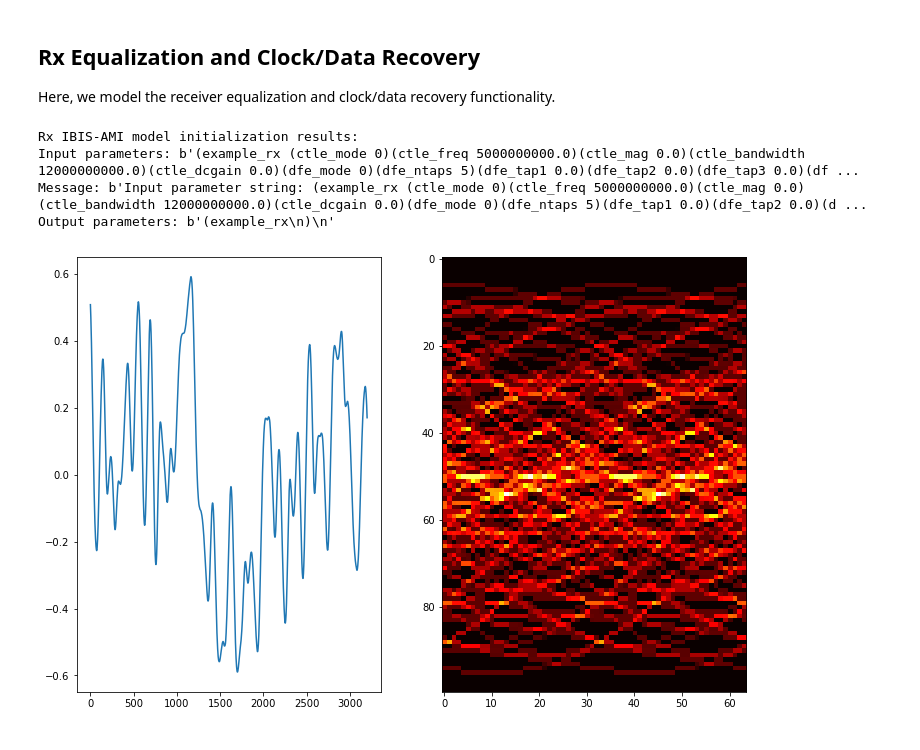
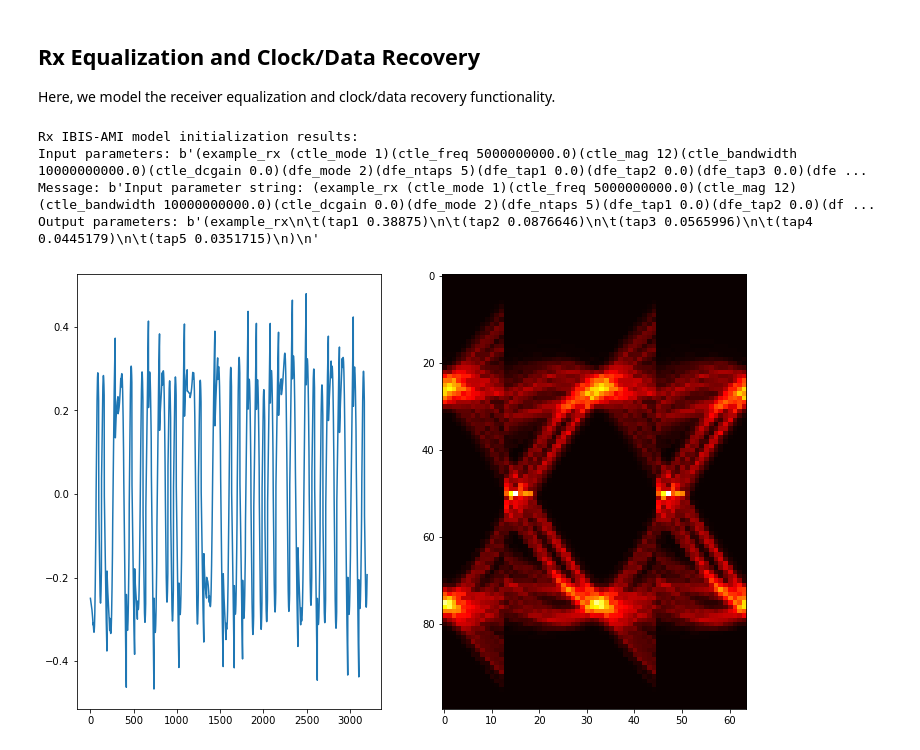
Before and after one commit to capn-freako/PyBERT, a Jupyter notebook: misc/PyBERTasLibrary.ipynb, the cells around one changed output. Drawn from its saved outputs; the diff is of its cells as text; code cells hidden in the pictures.

```diff
--- a/misc/PyBERTasLibrary.ipynb
+++ b/misc/PyBERTasLibrary.ipynb
@@ -105,8 +105,10 @@ then your chosen IBIS file doesn't provide on-die S-parameters;
 set `myPyBERT.tx_use_ts4` to `False` and re-run this cell.
 # %%
 myPyBERT = PyBERT(run_simulation=False, gui=False)
-myPyBERT.bit_rate     = 56     # (Gbps)
-myPyBERT.l_ch         = 0.001  # (m) "ideal" channel
+myPyBERT.bit_rate     = 10     # (Gbps)
+# myPyBERT.l_ch         = 0.001  # (m) "ideal" channel - Use w/ custom channel model, below.
+myPyBERT.l_ch         = 1
+myPyBERT.rn           = 0.12 # Random noise stddev (V)
 
 myPyBERT.tx_ibis_file = TX_IBIS_FILE
 assert (myPyBERT.tx_ibis_valid)
@@ -123,8 +125,9 @@ assert (myPyBERT.rx_ami_valid)
 assert (myPyBERT.rx_dll_valid)
 
 # myPyBERT._tx_cfg.configure_traits()  # Use the GUI configurator, for now.
-myPyBERT._tx_cfg.set_param_val(["Model_Specific","tx_tap_nm1"], 3.0)  # Bypass the GUI config.
-print(myPyBERT._tx_cfg.fetch_param_val(["Model_Specific","tx_tap_nm1"]))
+myPyBERT._tx_cfg.set_param_val(["Model_Specific","tx_tap_np1"], 3)  # Valid range: 1-10.
+myPyBERT._tx_cfg.set_param_val(["Model_Specific","tx_tap_nm1"], 5)  # Bypass the GUI config.
+# print(myPyBERT._tx_cfg.fetch_param_val(["Model_Specific","tx_tap_nm1"]))
 myPyBERT.tx_use_ibis    = True
 myPyBERT.tx_use_ami     = True
 myPyBERT.tx_use_getwave = True
@@ -185,7 +188,10 @@ plotsig(sig)
 Here, we (optionally) apply a custom channel model to the signal above.
 # %%
 def channel_model(sig):
-    """Custom channel model."""
+    """Custom channel model.
+
+    If you use this, make sure to use the "ideal" channel, above.
+    """
     return(sig)  # REPLACE ME!
 # %% [markdown]
 ## Rx Equalization and Clock/Data Recovery
@@ -193,25 +199,33 @@ def channel_model(sig):
 Here, we model the receiver equalization and clock/data recovery functionality.
 # %%
 sig2 = channel_model(sig)  # Apply custom channel model to the Tx output signal.
+
+# myPyBERT._rx_cfg.configure_traits()  # Use the GUI configurator, for now.
+myPyBERT._rx_cfg.set_param_val(["Model_Specific","ctle_mode"], 1)  # Bypass the GUI config.
+myPyBERT._rx_cfg.set_param_val(["Model_Specific","ctle_mag"],  12)
+myPyBERT._rx_cfg.set_param_val(["Model_Specific","ctle_freq"], 1e9*myPyBERT.bit_rate/2)
+myPyBERT._rx_cfg.set_param_val(["Model_Specific","ctle_bandwidth"], 1e9*myPyBERT.bit_rate)
+myPyBERT._rx_cfg.set_param_val(["Model_Specific","dfe_mode"], 2)  # adaptive
+myPyBERT._rx_cfg.set_param_val(["Model_Specific","dfe_vout"], 0.25)
 
 rx_cfg        = myPyBERT._rx_cfg  # Grab the 'AMIParamConfigurator' instance for this model.
 rx_param_dict = rx_cfg.input_ami_params
 rx_model_init = AMIModelInitializer(rx_param_dict)
 rx_model_init.sample_interval  = Ts  # Must be set, before 'channel_response'!
 rx_model_init.channel_response = myPyBERT.tx_out_h / Ts
 rx_model_init.bit_time         = ui
 rx_model = AMIModel(myPyBERT.rx_dll_file)
 rx_model.initialize(rx_model_init)
 
 print("Rx IBIS-AMI model initialization results:")
 print(f"Input parameters: {rx_model.ami_params_in}")
 print(f"Message: {rx_model.msg}")
 print(f"Output parameters: {rx_model.ami_params_out}")
 rx_out, clock_times = rx_model.getWave(sig2, len(sig2))
 plotsig(rx_out)
 # %% [output]
 Rx IBIS-AMI model initialization results:
-Input parameters: b'(example_rx (ctle_mode 0)(ctle_freq 5000000000.0)(ctle_mag 0.0)(ctle_bandwidth 12000000000.0)(ctle_dcgain 0.0)(dfe_mode 0)(dfe_ntaps 5)(dfe_tap1 0.0)(dfe_tap2 0.0)(dfe_tap3 0.0)(df ...
-Message: b'Input parameter string: (example_rx (ctle_mode 0)(ctle_freq 5000000000.0)(ctle_mag 0.0)(ctle_bandwidth 12000000000.0)(ctle_dcgain 0.0)(dfe_mode 0)(dfe_ntaps 5)(dfe_tap1 0.0)(dfe_tap2 0.0)(d ...
-Output parameters: b'(example_rx\n)\n'
+Input parameters: b'(example_rx (ctle_mode 1)(ctle_freq 5000000000.0)(ctle_mag 12)(ctle_bandwidth 10000000000.0)(ctle_dcgain 0.0)(dfe_mode 2)(dfe_ntaps 5)(dfe_tap1 0.0)(dfe_tap2 0.0)(dfe_tap3 0.0)(dfe ...
+Message: b'Input parameter string: (example_rx (ctle_mode 1)(ctle_freq 5000000000.0)(ctle_mag 12)(ctle_bandwidth 10000000000.0)(ctle_dcgain 0.0)(dfe_mode 2)(dfe_ntaps 5)(dfe_tap1 0.0)(dfe_tap2 0.0)(df ...
+Output parameters: b'(example_rx\n\t(tap1 0.38875)\n\t(tap2 0.0876646)\n\t(tap3 0.0565996)\n\t(tap4 0.0445179)\n\t(tap5 0.0351715)\n)\n'
-[figure, old version]
+[figure, new version]
```
Also changed, not shown: parts of 6 cells of this notebook, 4 other files.
